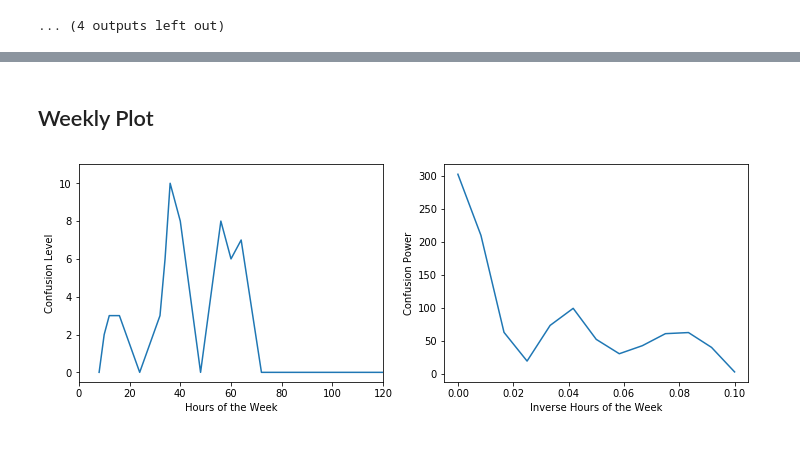
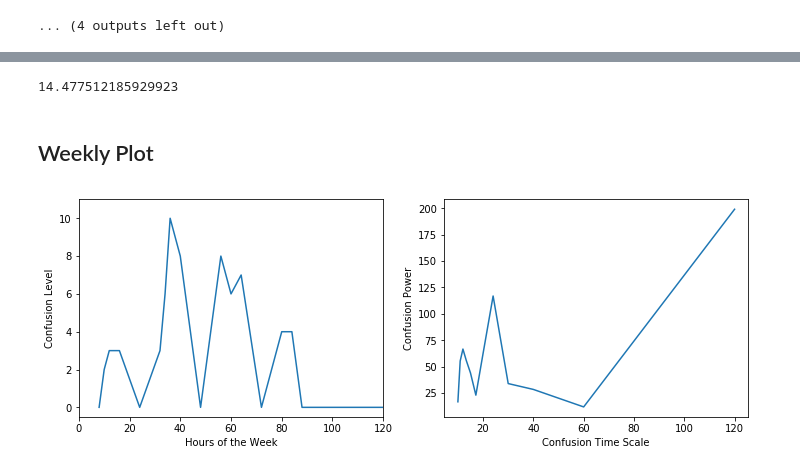
Before and after one commit to ronniyjoseph/Beam-Perturbations, a Jupyter notebook: Beam Covariance Re-do.ipynb, the cells around one changed output, grey strips where cells are left out. Saved outputs shown, nothing was run; the diff lists cells and outputs as text; code cells hidden in the pictures.

Commit message:
Determined the correlation length scale of the beam

```diff
--- a/Beam Covariance Re-do.ipynb
+++ b/Beam Covariance Re-do.ipynb
@@ -851,37 +891,42 @@ for faulty_dipole in range(16):
+# %%
+scale = numpy.arcsin(0.25)
+print(scale*180/numpy.pi)
+# %% [output]
+14.477512185929923
 # %% [markdown]
 ## Weekly Plot
 # %%
 from matplotlib import pyplot
 from powerbox.dft import fft
 from numpy.fft import ifftshift
 day = numpy.array([8, 10, 12, 16, 24])
 week = numpy.array([0*24+day, 1*24+day, 2*24+day, 3*24+day, 4*24+day]).flatten()
 
 y = numpy.array([[0, 2, 3, 3, 0],
                  [3, 6, 10, 8, 0],
                  [8, 7, 6, 7, 0 ],
-                 [0, 0, 0, 0, 0],
+                 [4, 4, 4, 0, 0],
                  [0, 0, 0, 0, 0]]).flatten()
 
 
 
 ft,ftfreq = fft(ifftshift(y), L=120)
 
 figure = pyplot.figure(figsize = (12,4))
 dataplot= figure.add_subplot(121)
 ftplot= figure.add_subplot(122)
 
 dataplot.plot(week,y)
 dataplot.set_xlabel("Hours of the Week")
 dataplot.set_ylabel("Confusion Level")
 dataplot.set_xlim([0,120])
 dataplot.set_ylim([-0.5,11])
 
-ftplot.plot(ftfreq[0,int(len(week)/2):], numpy.abs(ft[int(len(week)/2):]))
-ftplot.set_xlabel("Inverse Hours of the Week")
+ftplot.plot(1/ftfreq[0,int(len(week)/2):], numpy.abs(ft[int(len(week)/2):]))
+ftplot.set_xlabel("Confusion Time Scale")
 ftplot.set_ylabel("Confusion Power")
 #dataplot.set_xlim([0,120])
 #dataplot.set_ylim([-2,120])
 pyplot.show()
 # %% [output]
-[figure, old version]
+[figure, new version]
```
Also changed, not shown: parts of 5 cells of this notebook.
